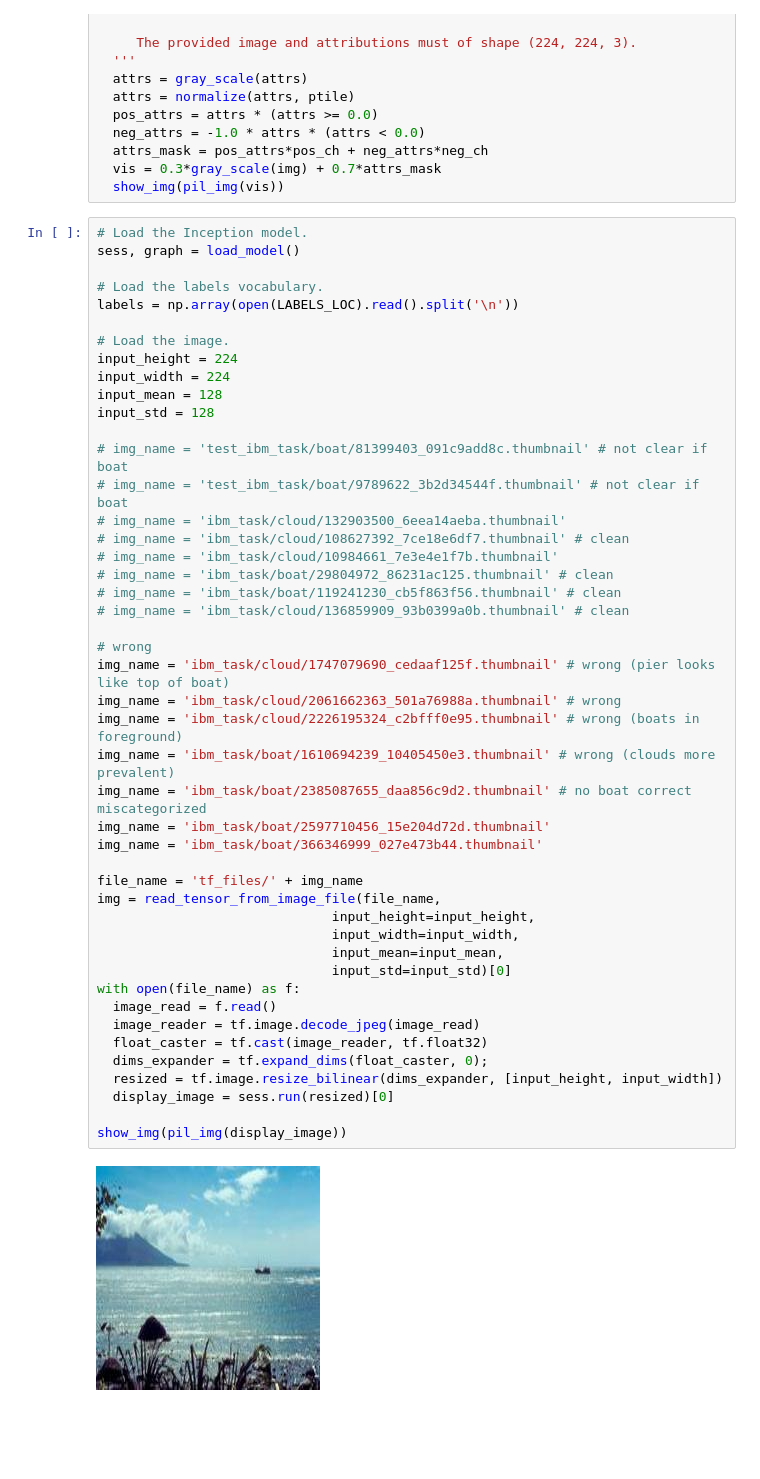
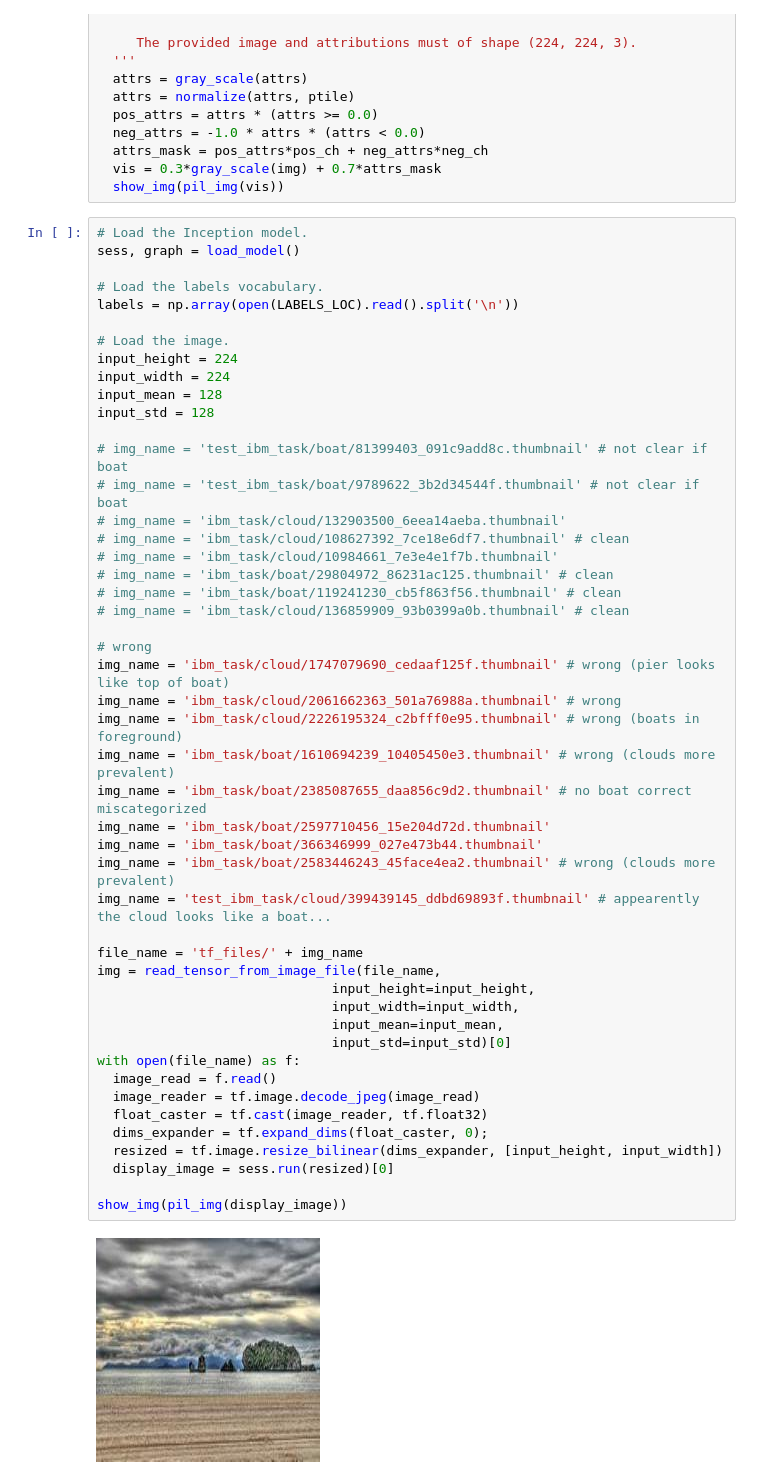
Before and after one commit to lapolonio/tensorflow-for-poets-2, a Jupyter notebook: attributions.ipynb, the cells around one changed output. Saved outputs shown, nothing was run; the diff lists cells and outputs as text; blank space fills up the shorter version.

```diff
--- a/attributions.ipynb
+++ b/attributions.ipynb
@@ -168,34 +168,36 @@ input_std = 128
 # img_name = 'ibm_task/cloud/10984661_7e3e4e1f7b.thumbnail'
 # img_name = 'ibm_task/boat/29804972_86231ac125.thumbnail' # clean
 # img_name = 'ibm_task/boat/119241230_cb5f863f56.thumbnail' # clean
 # img_name = 'ibm_task/cloud/136859909_93b0399a0b.thumbnail' # clean
 
 # wrong
 img_name = 'ibm_task/cloud/1747079690_cedaaf125f.thumbnail' # wrong (pier looks like top of boat)
 img_name = 'ibm_task/cloud/2061662363_501a76988a.thumbnail' # wrong
 img_name = 'ibm_task/cloud/2226195324_c2bfff0e95.thumbnail' # wrong (boats in foreground)
 img_name = 'ibm_task/boat/1610694239_10405450e3.thumbnail' # wrong (clouds more prevalent)
 img_name = 'ibm_task/boat/2385087655_daa856c9d2.thumbnail' # no boat correct miscategorized
 img_name = 'ibm_task/boat/2597710456_15e204d72d.thumbnail'
 img_name = 'ibm_task/boat/366346999_027e473b44.thumbnail'
+img_name = 'ibm_task/boat/2583446243_45face4ea2.thumbnail' # wrong (clouds more prevalent)
+img_name = 'test_ibm_task/cloud/399439145_ddbd69893f.thumbnail' # appearently the cloud looks like a boat...
 
 file_name = 'tf_files/' + img_name
 img = read_tensor_from_image_file(file_name,
                               input_height=input_height,
                               input_width=input_width,
                               input_mean=input_mean,
                               input_std=input_std)[0]
 with open(file_name) as f:
   image_read = f.read()
   image_reader = tf.image.decode_jpeg(image_read)
   float_caster = tf.cast(image_reader, tf.float32)
   dims_expander = tf.expand_dims(float_caster, 0);
   resized = tf.image.resize_bilinear(dims_expander, [input_height, input_width])
   display_image = sess.run(resized)[0]
 
 show_img(pil_img(display_image))
 # %% [output]
-[figure, old version]
+[figure, new version]
 # %%
 # Determine top label and score.
 top_label, score = top_label_and_score(img)
```
Also changed, not shown: parts of 2 cells of this notebook, 1 other file.
